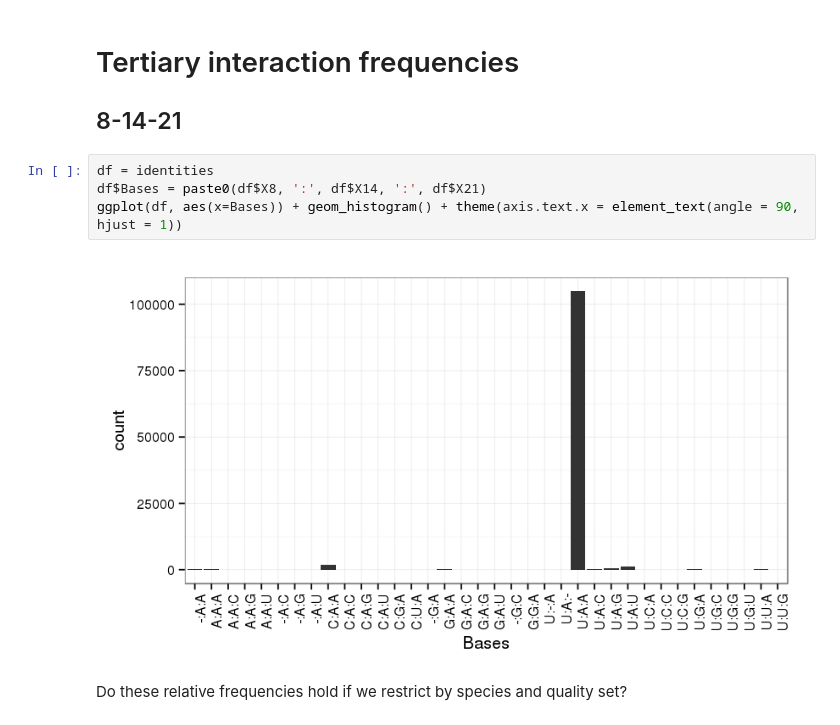
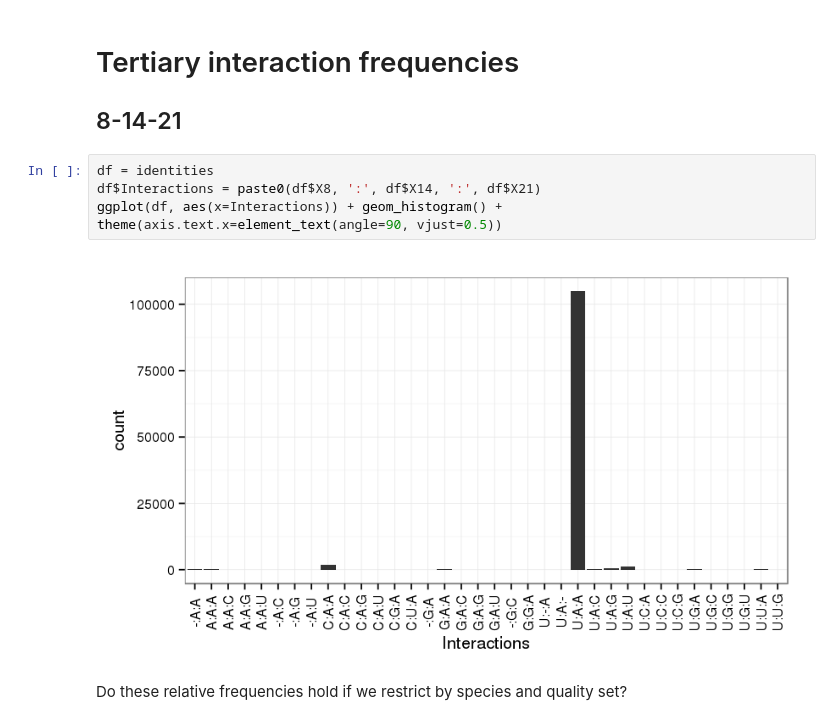
Before and after one commit to bylin/euk-features, a Jupyter notebook: notebooks/tertiary-interactions.ipynb, the cells around one changed output. Drawn from its saved outputs; the diff is of its cells as text.

```diff
--- a/notebooks/tertiary-interactions.ipynb
+++ b/notebooks/tertiary-interactions.ipynb
@@ -21,10 +34,10 @@ identities$restrict = as.logical(identities$restrict)
 ## 8-14-21
 # %%
 df = identities
-df$Bases = paste0(df$X8, ':', df$X14, ':', df$X21)
-ggplot(df, aes(x=Bases)) + geom_histogram() + theme(axis.text.x = element_text(angle = 90, hjust = 1))
+df$Interactions = paste0(df$X8, ':', df$X14, ':', df$X21)
+ggplot(df, aes(x=Interactions)) + geom_histogram() + theme(axis.text.x=element_text(angle=90, vjust=0.5))
 # %% [output]
-[figure, old version]
+[figure, new version]
 # %% [markdown]
 Do these relative frequencies hold if we restrict by species and quality set?
 # %%
```
Also changed, not shown: parts of 15 cells of this notebook.
